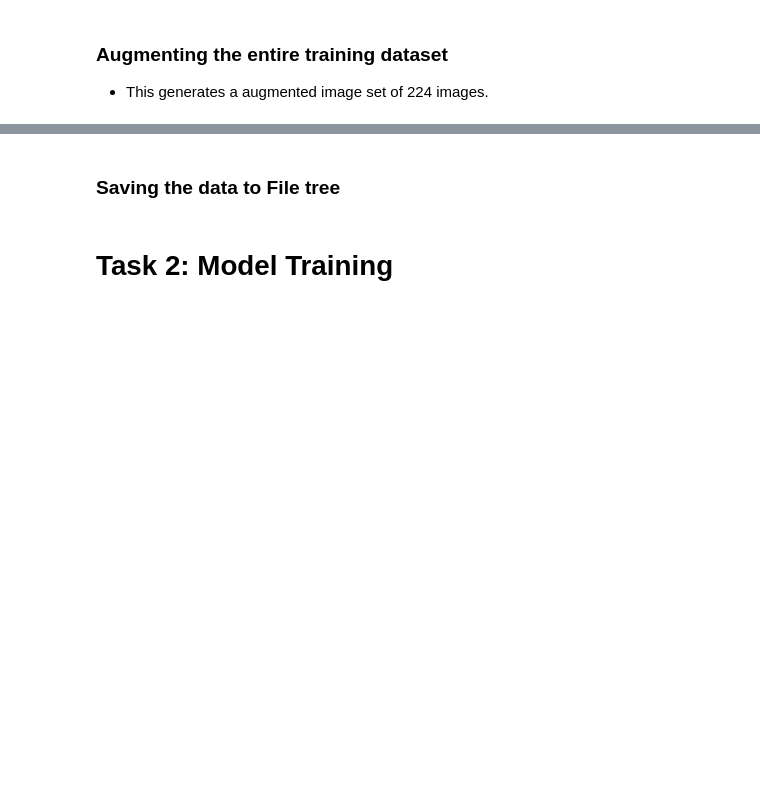
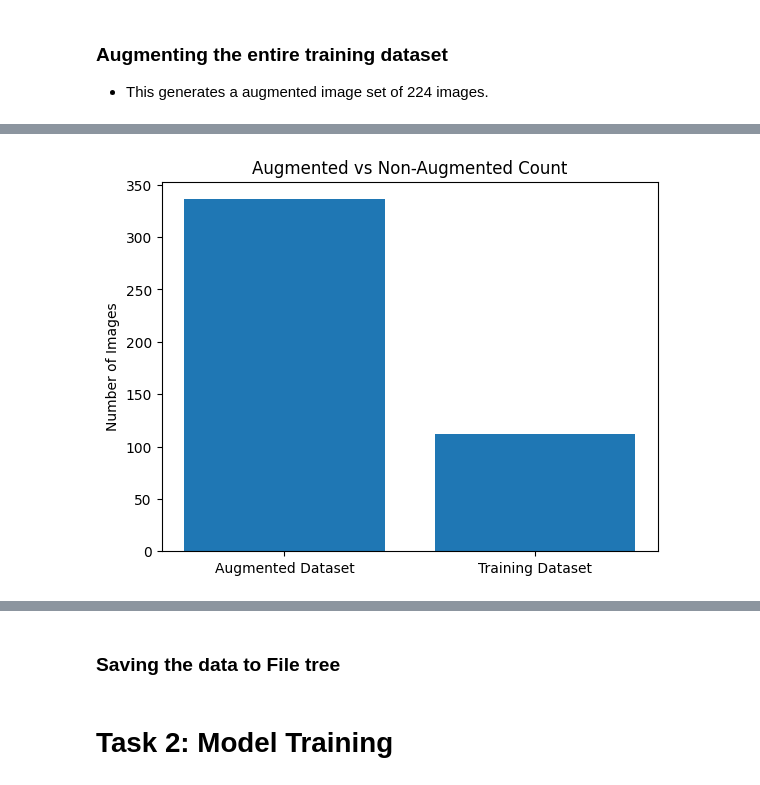
Before and after one commit to VivekRaj2708/Lab5_CS203, a Jupyter notebook: Lab_5_(STT_For_AI).ipynb, the cells around one changed output, grey strips where cells are left out. Saved outputs shown, nothing was run; the diff lists cells and outputs as text; code cells hidden in the pictures; blank space fills up the shorter version.

```diff
--- a/Lab_5_(STT_For_AI).ipynb
+++ b/Lab_5_(STT_For_AI).ipynb
@@ -192,8 +194,11 @@ augments[1]
 ### Augmenting the entire training dataset
 - This generates a augmented image set of 224 images.
 # %%
-augmented_dataset = []
+augmented_dataset = list(X_train)
+augmented_label = list(y_train)
 
-for x in X_train:
+for i in range(len(X_train)):
+  x = X_train[i]
   augmented_dataset.extend(Augment(x))
+  augmented_label.extend([y_train[i]] * 2)
 # %% [output]
@@ -237,0 +237,7 @@ plt.show()
+# %%
+plt.bar(["Augmented Dataset", "Training Dataset"], [len(augmented_dataset), len(X_train)])
+plt.title("Augmented vs Non-Augmented Count")
+plt.ylabel("Number of Images")
+plt.show()
+# %% [output]
+[figure, added]
```
Also changed, not shown: parts of 21 cells of this notebook.
